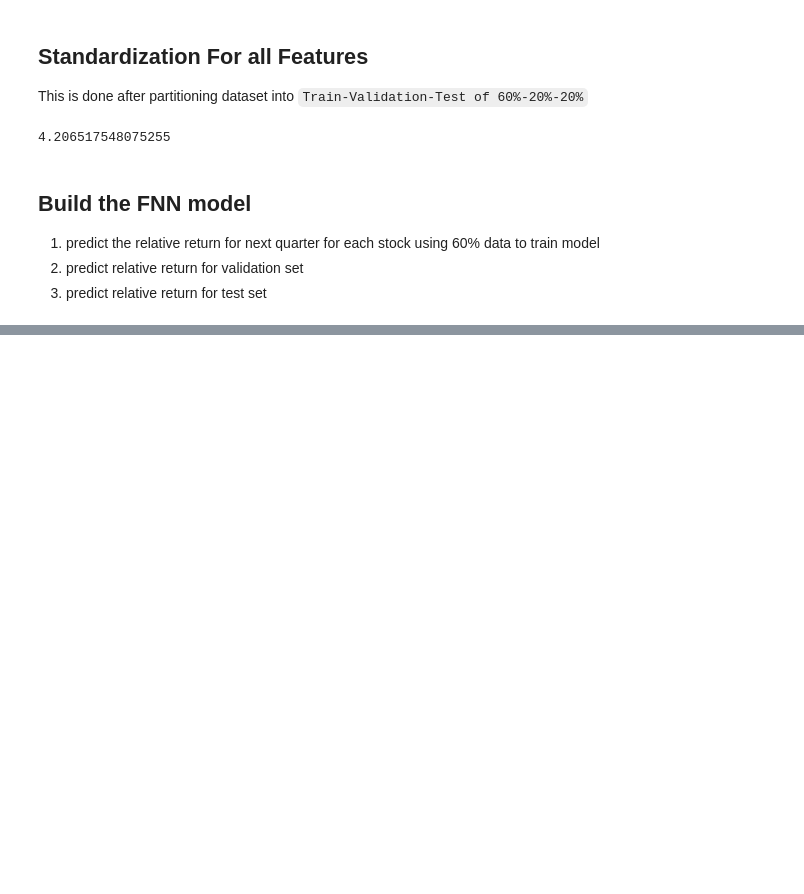
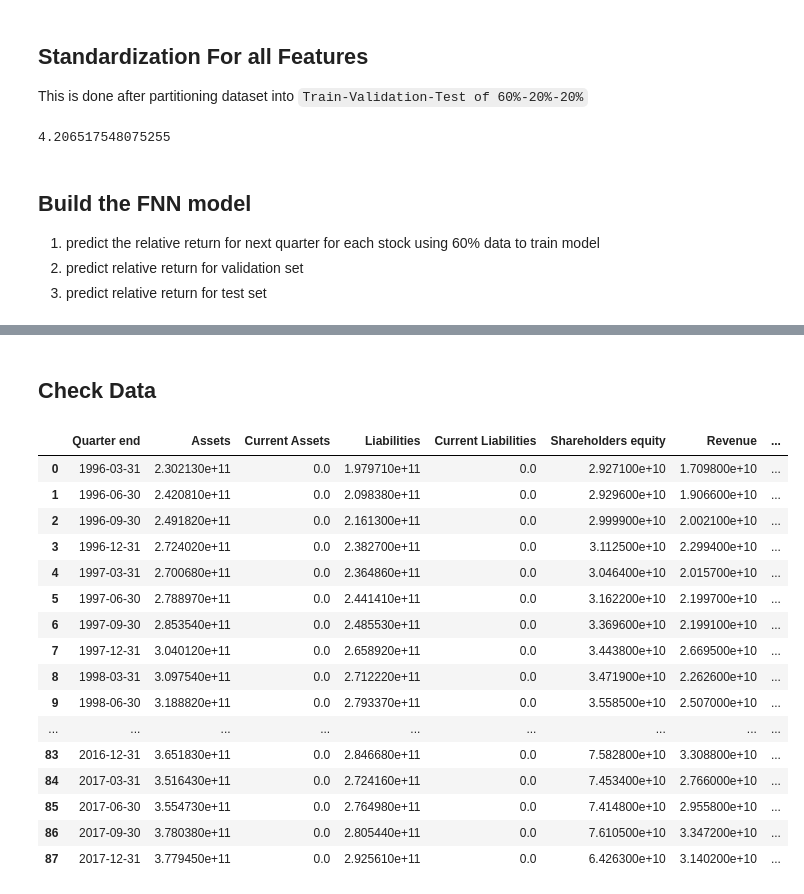
Before and after one commit to melvillehuangbin/projects, a Jupyter notebook: fyp_neural_network_models_for_stock_selection_based_on_fundamental_analysis/01_neural_network_models_for_stock_selection_based_on_fundamental_analysis.ipynb, the cells around one changed output, grey strips where cells are left out. Drawn from its saved outputs; the diff is of its cells as text; code cells hidden in the pictures; blank space fills up the shorter version.

```diff
--- a/fyp_neural_network_models_for_stock_selection_based_on_fundamental_analysis/01_neural_network_models_for_stock_selection_based_on_fundamental_analysis.ipynb
+++ b/fyp_neural_network_models_for_stock_selection_based_on_fundamental_analysis/01_neural_network_models_for_stock_selection_based_on_fundamental_analysis.ipynb
@@ -647,0 +1031,24 @@ history.params
+# %% [markdown]
+## Check Data
+# %%
+financial_data_relative_return = load_file(file_path=folder_path, file_name='financial_data_relative_return')
+# %%
+financial_data_relative_return[41]
+# %% [output]
+|  | Quarter end | Assets | Current Assets | Liabilities | Current Liabilities | Shareholders equity | Revenue | ... |
+| 0 | 1996-03-31 | 2.302130e+11 | 0.0 | 1.979710e+11 | 0.0 | 2.927100e+10 | 1.709800e+10 | ... |
+| 1 | 1996-06-30 | 2.420810e+11 | 0.0 | 2.098380e+11 | 0.0 | 2.929600e+10 | 1.906600e+10 | ... |
+| 2 | 1996-09-30 | 2.491820e+11 | 0.0 | 2.161300e+11 | 0.0 | 2.999900e+10 | 2.002100e+10 | ... |
+| 3 | 1996-12-31 | 2.724020e+11 | 0.0 | 2.382700e+11 | 0.0 | 3.112500e+10 | 2.299400e+10 | ... |
+| 4 | 1997-03-31 | 2.700680e+11 | 0.0 | 2.364860e+11 | 0.0 | 3.046400e+10 | 2.015700e+10 | ... |
+| 5 | 1997-06-30 | 2.788970e+11 | 0.0 | 2.441410e+11 | 0.0 | 3.162200e+10 | 2.199700e+10 | ... |
+| 6 | 1997-09-30 | 2.853540e+11 | 0.0 | 2.485530e+11 | 0.0 | 3.369600e+10 | 2.199100e+10 | ... |
+| 7 | 1997-12-31 | 3.040120e+11 | 0.0 | 2.658920e+11 | 0.0 | 3.443800e+10 | 2.669500e+10 | ... |
+| 8 | 1998-03-31 | 3.097540e+11 | 0.0 | 2.712220e+11 | 0.0 | 3.471900e+10 | 2.262600e+10 | ... |
+| 9 | 1998-06-30 | 3.188820e+11 | 0.0 | 2.793370e+11 | 0.0 | 3.558500e+10 | 2.507000e+10 | ... |
+| ... | ... | ... | ... | ... | ... | ... | ... | ... |
+| 83 | 2016-12-31 | 3.651830e+11 | 0.0 | 2.846680e+11 | 0.0 | 7.582800e+10 | 3.308800e+10 | ... |
+| 84 | 2017-03-31 | 3.516430e+11 | 0.0 | 2.724160e+11 | 0.0 | 7.453400e+10 | 2.766000e+10 | ... |
+| 85 | 2017-06-30 | 3.554730e+11 | 0.0 | 2.764980e+11 | 0.0 | 7.414800e+10 | 2.955800e+10 | ... |
+| 86 | 2017-09-30 | 3.780380e+11 | 0.0 | 2.805440e+11 | 0.0 | 7.610500e+10 | 3.347200e+10 | ... |
+| 87 | 2017-12-31 | 3.779450e+11 | 0.0 | 2.925610e+11 | 0.0 | 6.426300e+10 | 3.140200e+10 | ... |
```
Also changed, not shown: parts of 26 cells of this notebook.
